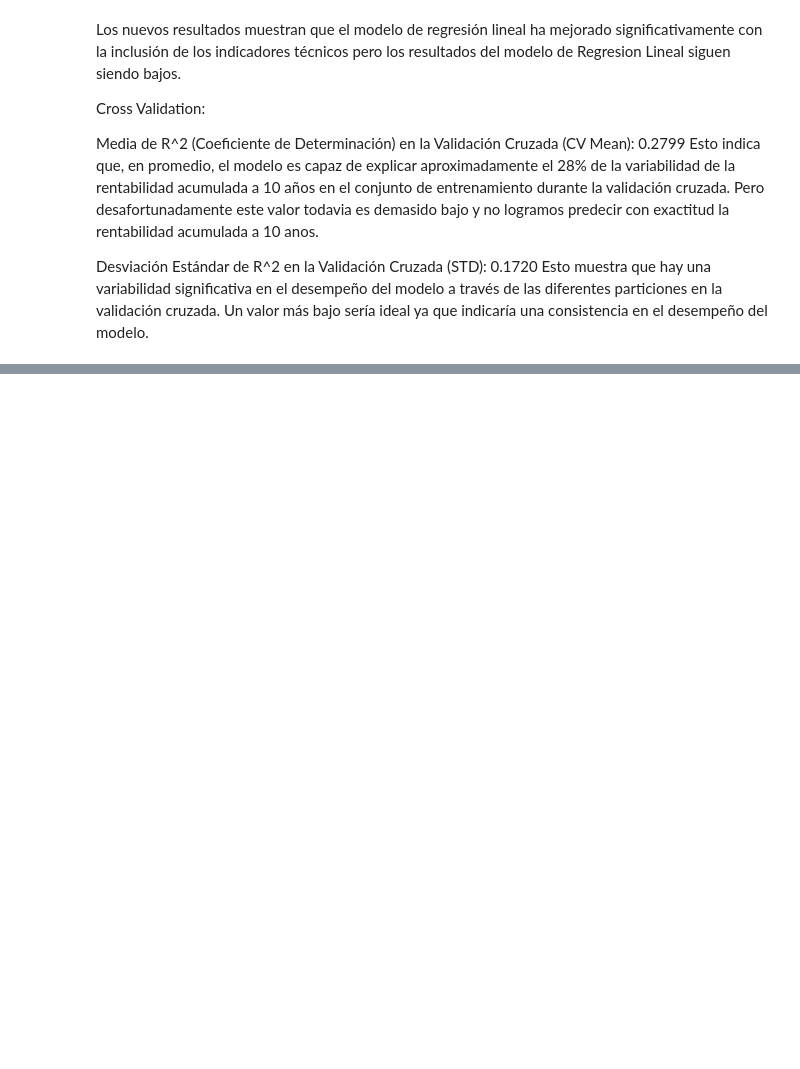
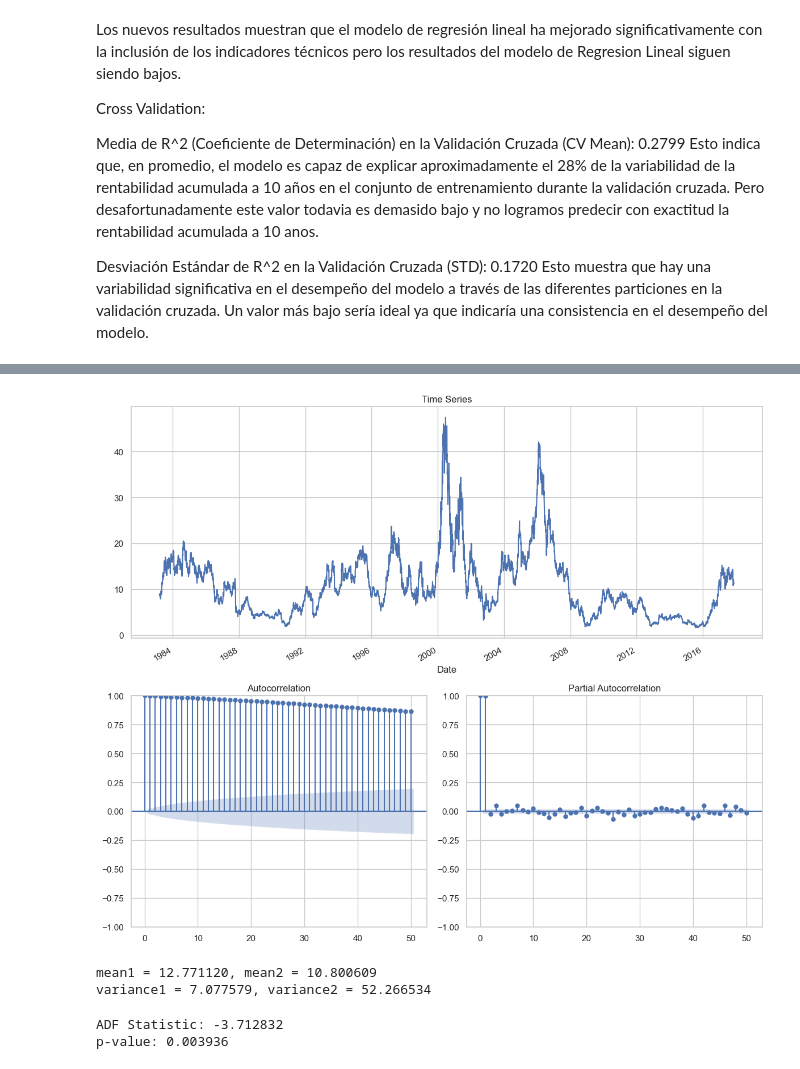
Before and after one commit to FJGM2023015/ML_Stocks_Project, a Jupyter notebook: ML_Stocks_Project.ipynb, the cells around one changed output, grey strips where cells are left out. Saved outputs shown, nothing was run; the diff lists cells and outputs as text; code cells hidden in the pictures; blank space fills up the shorter version.

```diff
--- a/ML_Stocks_Project.ipynb
+++ b/ML_Stocks_Project.ipynb
@@ -968,0 +981,21 @@ Esto muestra que hay una variabilidad significativa en el desempeño del modelo
+# %%
+# plotds is method to plot time series, ACF and PACF
+def plotds(xt, nlag = 30, fig_size = (12, 10)):
+    if not isinstance(xt, pd.Series):
+         xt = pd.Series(xt)
+    plt.figure(figsize=fig_size)
+    layout = (2, 2)
+
+    ax_xt = plt.subplot2grid(layout, (0, 0), colspan = 2)
+    ax_acf= plt.subplot2grid(layout, (1, 0))
+    ax_pacf = plt.subplot2grid(layout, (1, 1))
+
+    xt.plot(ax = ax_xt)
+    ax_xt.set_title('Time Series')
+    plot_acf(xt, lags = 50, ax = ax_acf)
+    plot_pacf(xt, lags = 50, ax = ax_pacf)
+    plt.tight_layout()
+    return None
+# %%
+#Filtrar los Datos para la Empresa AMD:
+df_AMD_stocks = df_SOXX_stocks[df_SOXX_stocks['Ticker'] == 'AMD']
@@ -968,0 +1011,9 @@ Esto muestra que hay una variabilidad significativa en el desempeño del modelo
+# %%
+# Store the 'Date' column into dataframe 'df_AMD_stocks'
+df_AMD_stocks['Date'] = pd.to_datetime(df_AMD_stocks['Date'], '%Y-%m-%d')
+
+# Attach your own 'Data' index to the dataframe
+df_AMD_stocks.index = df_AMD_stocks['Date']
+
+# Drop the 'Date' column from the dataframe
+df_AMD_stocks.drop('Date', axis = 1, inplace = True)
@@ -968,0 +1030,6 @@ Esto muestra que hay una variabilidad significativa en el desempeño del modelo
+# %%
+# Drop null values from the dataframe
+df_AMD_stocks = df_AMD_stocks.dropna()
+
+# Display the sumof null values
+df_AMD_stocks.isnull().sum()
@@ -968,0 +1065,28 @@ Esto muestra que hay una variabilidad significativa en el desempeño del modelo
+# %%
+# Display plot of close column and Date index
+plotds(df_AMD_stocks['Close'], nlag = 50)
+# %% [output]
+[figure, added]
+# %%
+# Calculate the mean value of first 125 rows and afterwards
+mean1, mean2 = df_AMD_stocks.iloc[:125].Close.mean(), df_AMD_stocks.iloc[125:].Close.mean()
+
+# Calculate the variance value of first 125 rows and afterwards
+var1, var2 = df_AMD_stocks.iloc[:125].Close.var(), df_AMD_stocks.iloc[125:].Close.var()
+
+# Display mean and variance of two parts of the time series
+print('mean1 = %f, mean2 = %f' % (mean1, mean2))
+print('variance1 = %f, variance2 = %f' % (var1, var2))
+# %% [output]
+mean1 = 12.771120, mean2 = 10.800609
+variance1 = 7.077579, variance2 = 52.266534
+# %%
+from statsmodels.tsa.stattools import adfuller
+
+# Call adfuller() function to calculate the values
+adf_result = adfuller(df_AMD_stocks.Close.tolist())
+print('ADF Statistic: %f' % adf_result[0])
+print('p-value: %f' % adf_result[1])
+# %% [output]
+ADF Statistic: -3.712832
+p-value: 0.003936
```
Also changed, not shown: parts of 18 cells of this notebook.
